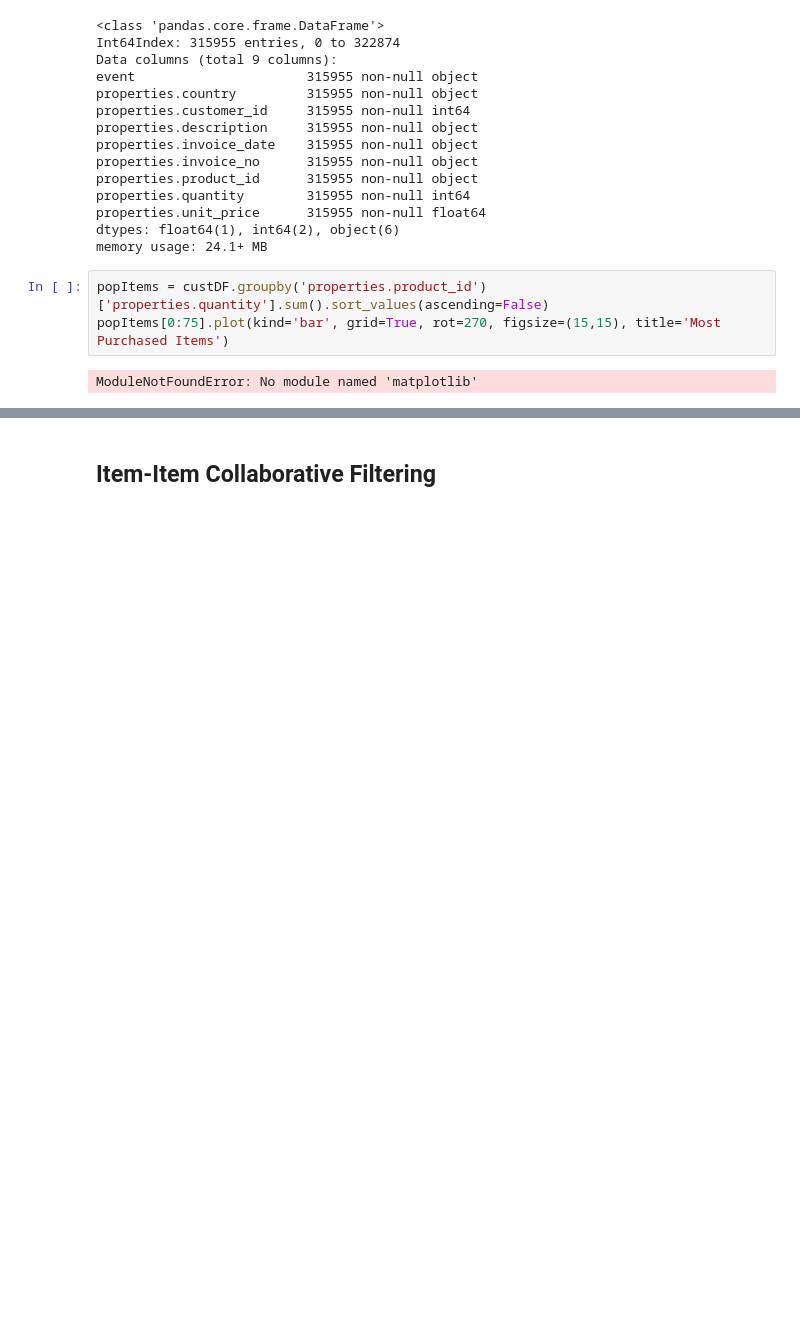
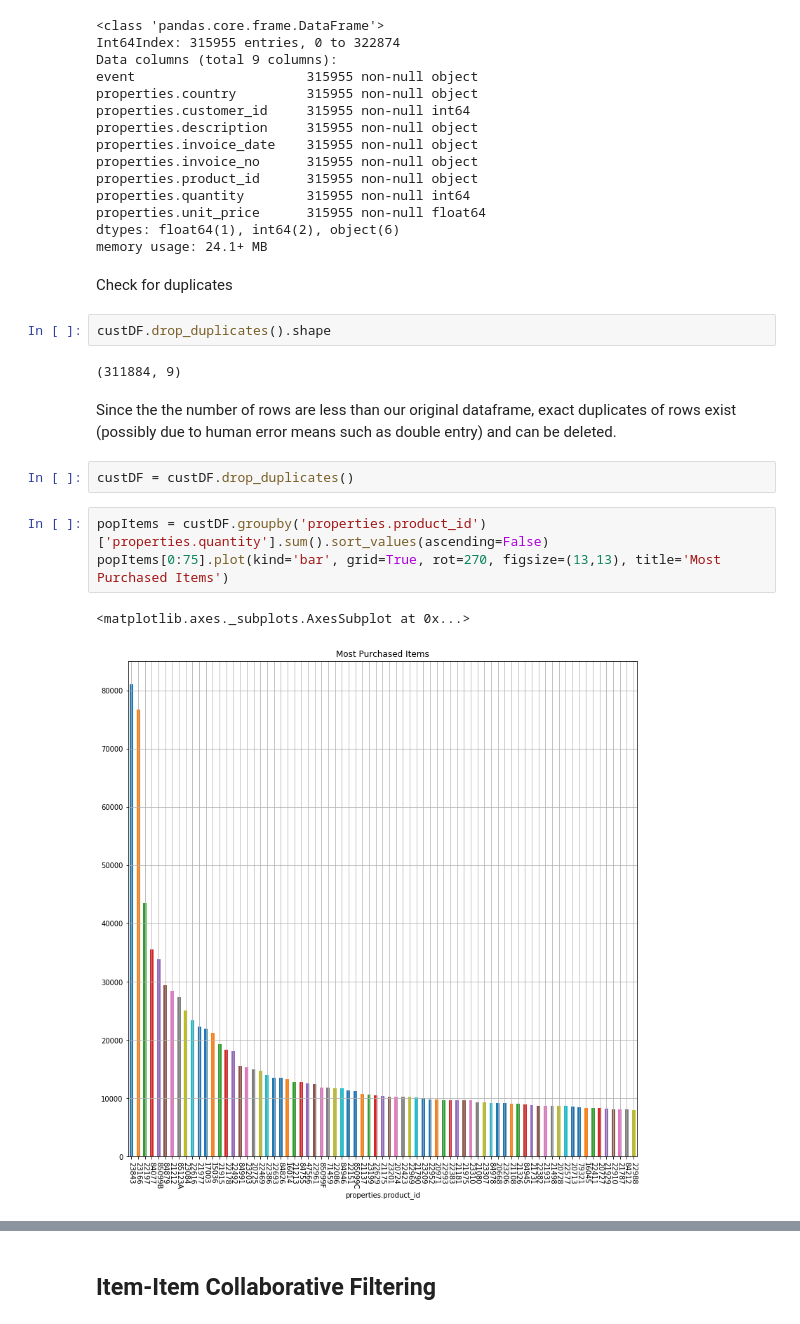
Before and after one commit to ShopBonsai/interview-test-data-ml, a Jupyter notebook: Bonsai Technical Interview.ipynb, the cells around one changed output, grey strips where cells are left out. Drawn from its saved outputs; the diff is of its cells as text; blank space fills up the shorter version.

```diff
--- a/Bonsai Technical Interview.ipynb
+++ b/Bonsai Technical Interview.ipynb
@@ -99,8 +112,19 @@ properties.quantity        315955 non-null int64
 properties.unit_price      315955 non-null float64
 dtypes: float64(1), int64(2), object(6)
 memory usage: 24.1+ MB
+# %% [markdown]
+Check for duplicates
+# %%
+custDF.drop_duplicates().shape
+# %% [output]
+(311884, 9)
+# %% [markdown]
+Since the the number of rows are less than our original dataframe, exact duplicates of rows exist (possibly due to human error means such as double entry) and can be deleted.
+# %%
+custDF = custDF.drop_duplicates()
 # %%
 popItems = custDF.groupby('properties.product_id')['properties.quantity'].sum().sort_values(ascending=False)
-popItems[0:75].plot(kind='bar', grid=True, rot=270, figsize=(15,15), title='Most Purchased Items')
+popItems[0:75].plot(kind='bar', grid=True, rot=270, figsize=(13,13), title='Most Purchased Items')
 # %% [output]
-ModuleNotFoundError: No module named 'matplotlib'
+<matplotlib.axes._subplots.AxesSubplot at 0x...>
+[figure, added]
```
Also changed, not shown: parts of 44 cells of this notebook, 3 other files.
